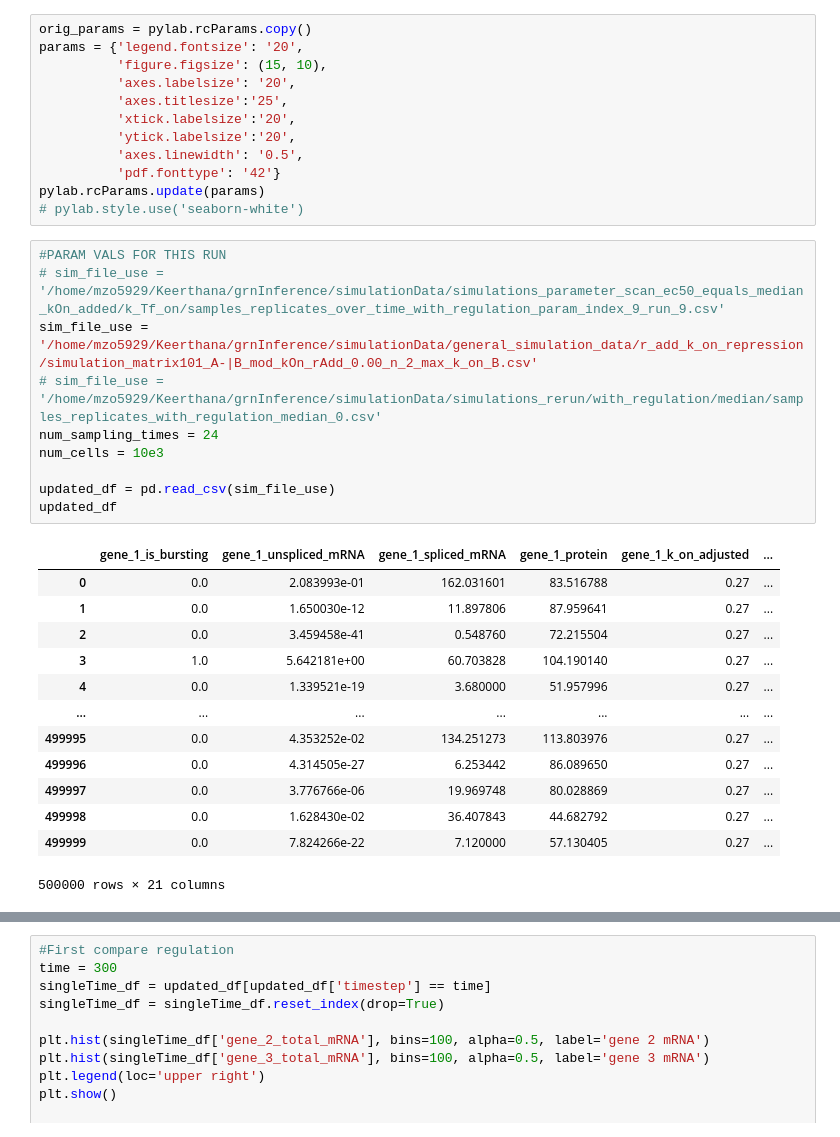
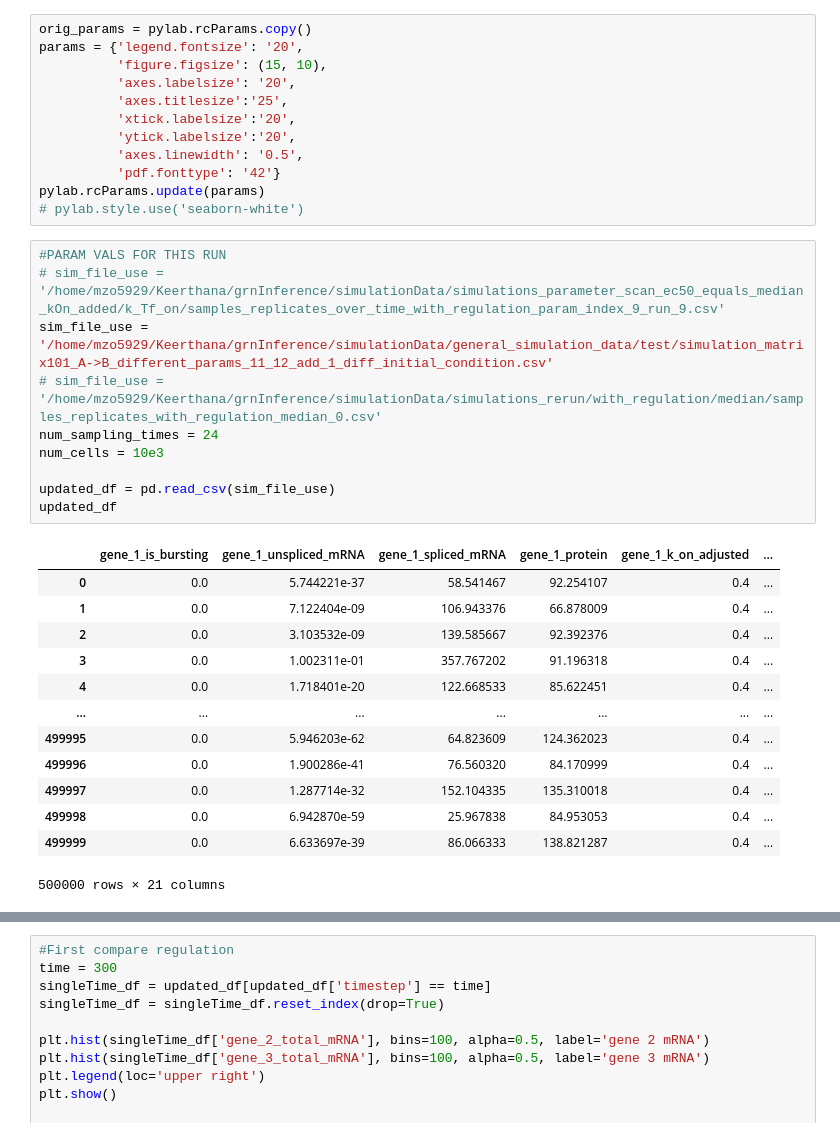
Before and after one commit to Keerthana910234/grnInference, a Jupyter notebook: analysisCode/analyze_new_generated_data.ipynb, the cells around one changed output, grey strips where cells are left out. Drawn from its saved outputs; the diff is of its cells as text.

```diff
--- a/analysisCode/analyze_new_generated_data.ipynb
+++ b/analysisCode/analyze_new_generated_data.ipynb
@@ -29,24 +29,24 @@ pylab.rcParams.update(params)
 # %%
 #PARAM VALS FOR THIS RUN
 # sim_file_use = '/home/mzo5929/Keerthana/grnInference/simulationData/simulations_parameter_scan_ec50_equals_median_kOn_added/k_Tf_on/samples_replicates_over_time_with_regulation_param_index_9_run_9.csv'
-sim_file_use = '/home/mzo5929/Keerthana/grnInference/simulationData/general_simulation_data/r_add_k_on_repression/simulation_matrix101_A-|B_mod_kOn_rAdd_0.00_n_2_max_k_on_B.csv'
+sim_file_use = '/home/mzo5929/Keerthana/grnInference/simulationData/general_simulation_data/test/simulation_matrix101_A->B_different_params_11_12_add_1_diff_initial_condition.csv'
 # sim_file_use = '/home/mzo5929/Keerthana/grnInference/simulationData/simulations_rerun/with_regulation/median/samples_replicates_with_regulation_median_0.csv'
 num_sampling_times = 24
 num_cells = 10e3
 
 updated_df = pd.read_csv(sim_file_use)
 updated_df
 # %% [output]
 |  | gene_1_is_bursting | gene_1_unspliced_mRNA | gene_1_spliced_mRNA | gene_1_protein | gene_1_k_on_adjusted | ... |
-| 0 | 0.0 | 2.083993e-01 | 162.031601 | 83.516788 | 0.27 | ... |
-| 1 | 0.0 | 1.650030e-12 | 11.897806 | 87.959641 | 0.27 | ... |
-| 2 | 0.0 | 3.459458e-41 | 0.548760 | 72.215504 | 0.27 | ... |
-| 3 | 1.0 | 5.642181e+00 | 60.703828 | 104.190140 | 0.27 | ... |
-| 4 | 0.0 | 1.339521e-19 | 3.680000 | 51.957996 | 0.27 | ... |
+| 0 | 0.0 | 5.744221e-37 | 58.541467 | 92.254107 | 0.4 | ... |
+| 1 | 0.0 | 7.122404e-09 | 106.943376 | 66.878009 | 0.4 | ... |
+| 2 | 0.0 | 3.103532e-09 | 139.585667 | 92.392376 | 0.4 | ... |
+| 3 | 0.0 | 1.002311e-01 | 357.767202 | 91.196318 | 0.4 | ... |
+| 4 | 0.0 | 1.718401e-20 | 122.668533 | 85.622451 | 0.4 | ... |
 | ... | ... | ... | ... | ... | ... | ... |
-| 499995 | 0.0 | 4.353252e-02 | 134.251273 | 113.803976 | 0.27 | ... |
-| 499996 | 0.0 | 4.314505e-27 | 6.253442 | 86.089650 | 0.27 | ... |
-| 499997 | 0.0 | 3.776766e-06 | 19.969748 | 80.028869 | 0.27 | ... |
-| 499998 | 0.0 | 1.628430e-02 | 36.407843 | 44.682792 | 0.27 | ... |
-| 499999 | 0.0 | 7.824266e-22 | 7.120000 | 57.130405 | 0.27 | ... |
+| 499995 | 0.0 | 5.946203e-62 | 64.823609 | 124.362023 | 0.4 | ... |
+| 499996 | 0.0 | 1.900286e-41 | 76.560320 | 84.170999 | 0.4 | ... |
+| 499997 | 0.0 | 1.287714e-32 | 152.104335 | 135.310018 | 0.4 | ... |
+| 499998 | 0.0 | 6.942870e-59 | 25.967838 | 84.953053 | 0.4 | ... |
+| 499999 | 0.0 | 6.633697e-39 | 86.066333 | 138.821287 | 0.4 | ... |
 500000 rows × 21 columns
```
Also changed, not shown: parts of 19 cells of this notebook, 2 other files.
